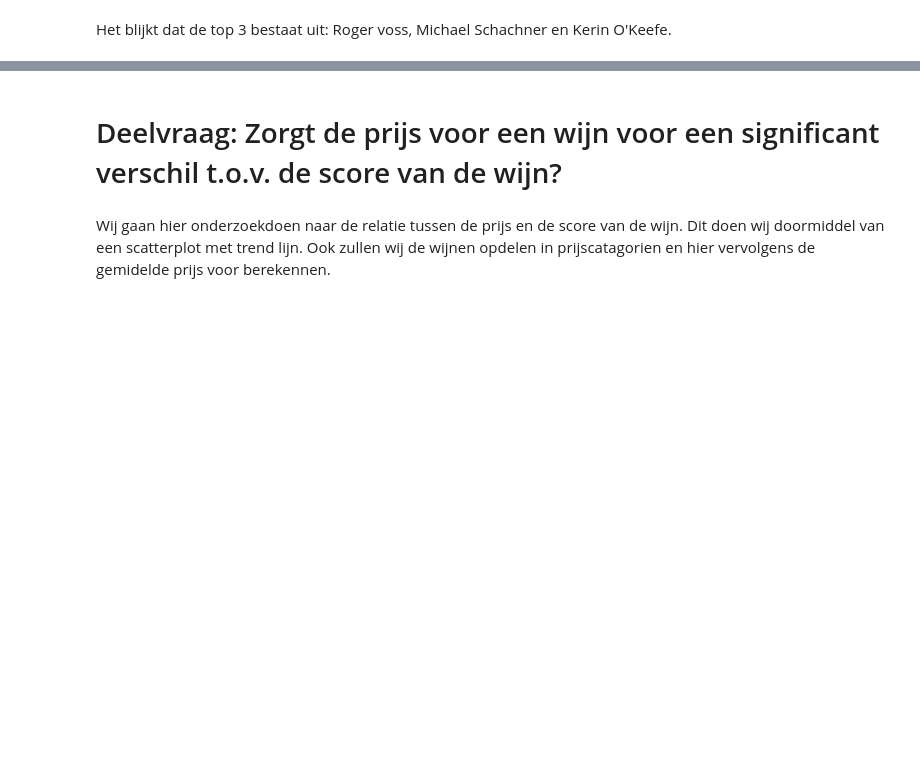
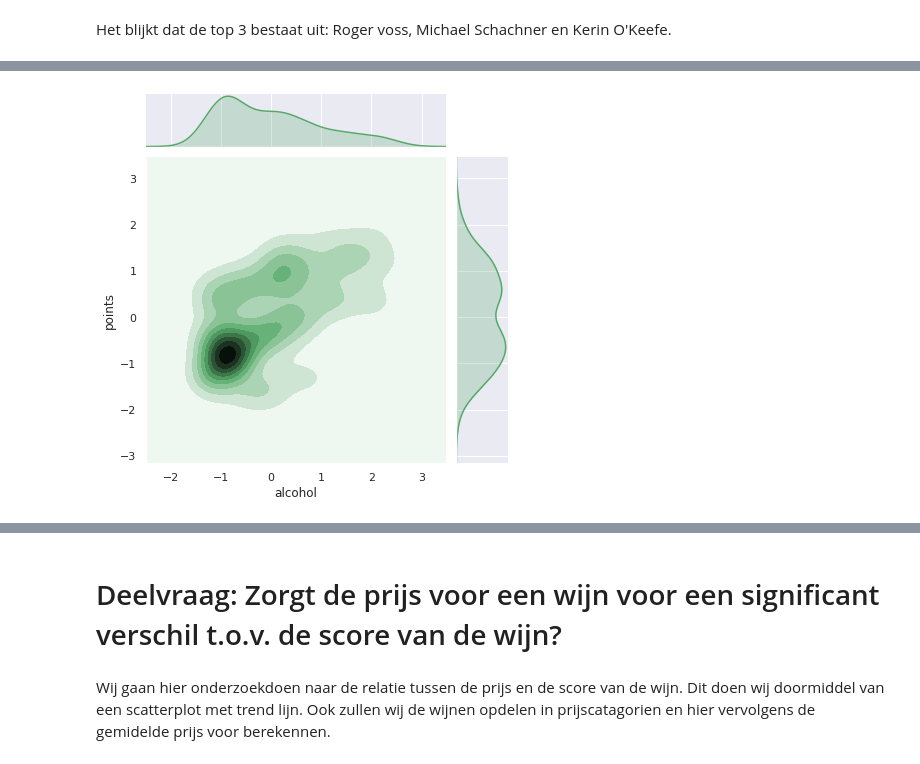
Before and after one commit to TijsS/jupyterNotebook, a Jupyter notebook: Copy_of_WijnOnderzoek.ipynb, the cells around one changed output, grey strips where cells are left out. Saved outputs shown, nothing was run; the diff lists cells and outputs as text; code cells hidden in the pictures; blank space fills up the shorter version.

```diff
--- a/Copy_of_WijnOnderzoek.ipynb
+++ b/Copy_of_WijnOnderzoek.ipynb
@@ -171,7 +171,8 @@ Name: taster_name, dtype: int64
 # %% [markdown]
 Het blijkt dat de top 3 bestaat uit: Roger voss, Michael Schachner en Kerin O'Keefe.
 # %%
+#maak voor alle een eigen dataframe aan met alleen de nodige waardes
 dfRoger = dfD2[['points', 'alcohol']].loc[df['taster_name'] == 'Roger Voss']
-dfMichael = dfD2[['pH', 'points']].loc[df['taster_name'] == 'Michael Schachner']
-dfKerin = dfD2[['pH', 'points']].loc[df['taster_name'] == 'Kerin O’Keefe']
+dfMichael = dfD2[['points', 'alcohol']].loc[df['taster_name'] == 'Michael Schachner']
+dfKerin = dfD2[['points', 'alcohol']].loc[df['taster_name'] == 'Kerin O’Keefe']
 # %%
@@ -234,0 +201,21 @@ def plot_gmm(gmm, X, label=True, ax=None):
+# %%
+Q1 = dfMichael['alcohol'].quantile(0.25)
+Q3 = dfMichael['alcohol'].quantile(0.75)
+IQR = Q3 - Q1
+
+filter = (dfMichael['alcohol'] >= Q1 - 1.5 * IQR) & (dfMichael['alcohol'] <= Q3 + 1.5 *IQR)
+dfMichael = dfMichael.loc[filter]
+
+Q1 = dfMichael['points'].quantile(0.25)
+Q3 = dfMichael['points'].quantile(0.75)
+IQR = Q3 - Q1
+
+filter = (dfMichael['points'] >= Q1 - 1.5 * IQR) & (dfMichael['points'] <= Q3 + 1.5 *IQR)
+dfMichael = dfMichael.loc[filter]
+
+#normaliseer waardes van Michael
+dfMichael=(dfMichael-dfMichael.mean())/dfMichael.std()
+#plot een grafiek om te zien hoeveel clusters er zijn. In dit geval zijn dat er 3
+ax = sns.jointplot('alcohol', 'points', data=dfMichael, kind="kde", color="g")
+# %% [output]
+[figure, added]
```
Also changed, not shown: parts of 29 cells of this notebook.
